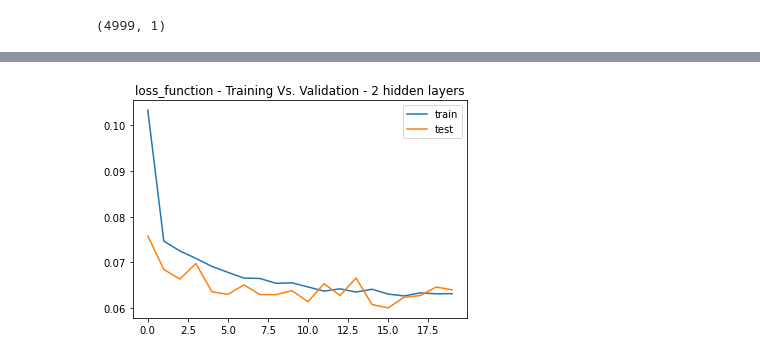
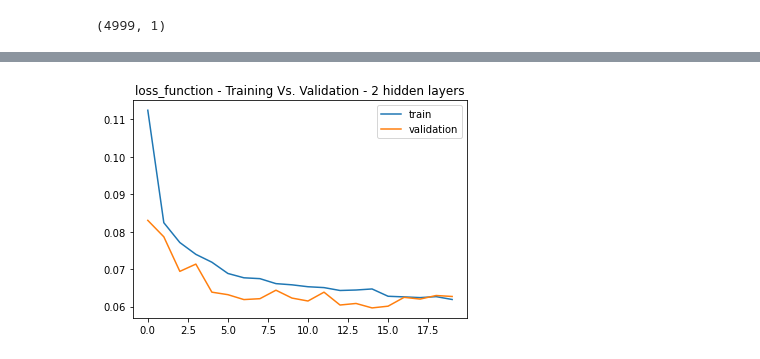
Before and after one commit to justinm329/Job_salary_prediction_2, a Jupyter notebook: Main_2.ipynb, the cells around one changed output, grey strips where cells are left out. Saved outputs shown, nothing was run; the diff lists cells and outputs as text; code cells hidden in the pictures.

```diff
--- a/Main_2.ipynb
+++ b/Main_2.ipynb
@@ -187,7 +177,7 @@ will remove words that appear in less than 15% of the job descriptions in this c
 # %%
 # Calculating the COUNT for the working corpus.
 from sklearn.feature_extraction.text import CountVectorizer
-vectorizer = CountVectorizer(stop_words="english", min_df=.15)
+vectorizer = CountVectorizer(stop_words="english", min_df=.12)
 count_vectorizer = vectorizer.fit_transform(sliced_df["CleanDescription"])
 words_df = pd.DataFrame(count_vectorizer.toarray(), columns=vectorizer.get_feature_names())
 words_df.head()
@@ -304,12 +298,13 @@ number_hidden_nodes = (X.shape[1]*2)
 neural_network = Sequential()
 
 # create the input latter
-neural_network.add(Dense(units = number_hidden_nodes, input_dim = number_input_columns, activation = "tanh", kernel_initializer='normal' ))
+neural_network.add(Dense(units = number_input_columns, input_dim = number_input_columns, activation = "tanh", kernel_initializer='normal' ))
 # create hidden layer
 neural_network.add(Dense(units = number_hidden_nodes,  activation = "tanh", kernel_initializer='normal'))
 
 # 2nd hidden layer
 neural_network.add(Dense(units = number_hidden_nodes,  activation = "tanh", kernel_initializer='normal'))
+
 # create output layer
 neural_network.add(Dense(units = 1, activation = "linear", kernel_initializer='normal'))
 # %%
@@ -357,13 +352,13 @@ Epoch 20/20
 # %%
 # Train vs test for shallow net
 plt.plot(nn_model.history["loss"])
 plt.plot(nn_model.history["val_loss"])
 plt.title("loss_function - Training Vs. Validation - 2 hidden layers")
-plt.legend(["train", "test"])
+plt.legend(["train", "validation"])
 plt.show()
 plt.close()
 # %% [output]
-[figure, old version]
+[figure, new version]
 # %%
 # evaluate the model
 neural_network.evaluate(X_test_scaled, y_test_scaled)
```
Also changed, not shown: parts of 13 cells of this notebook.
